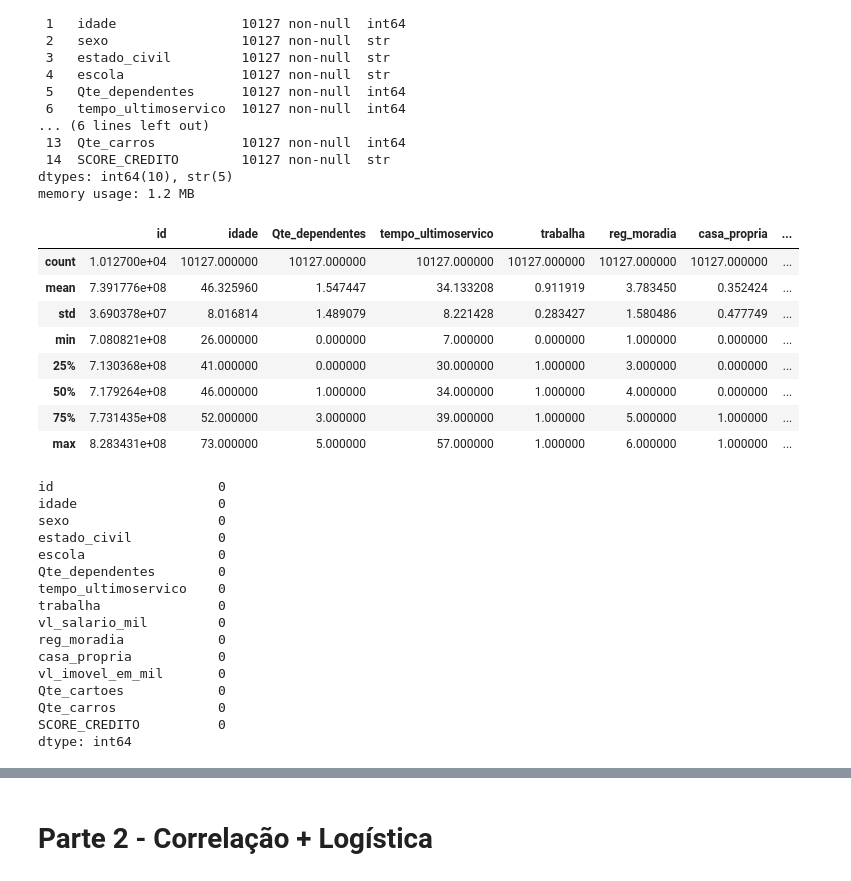
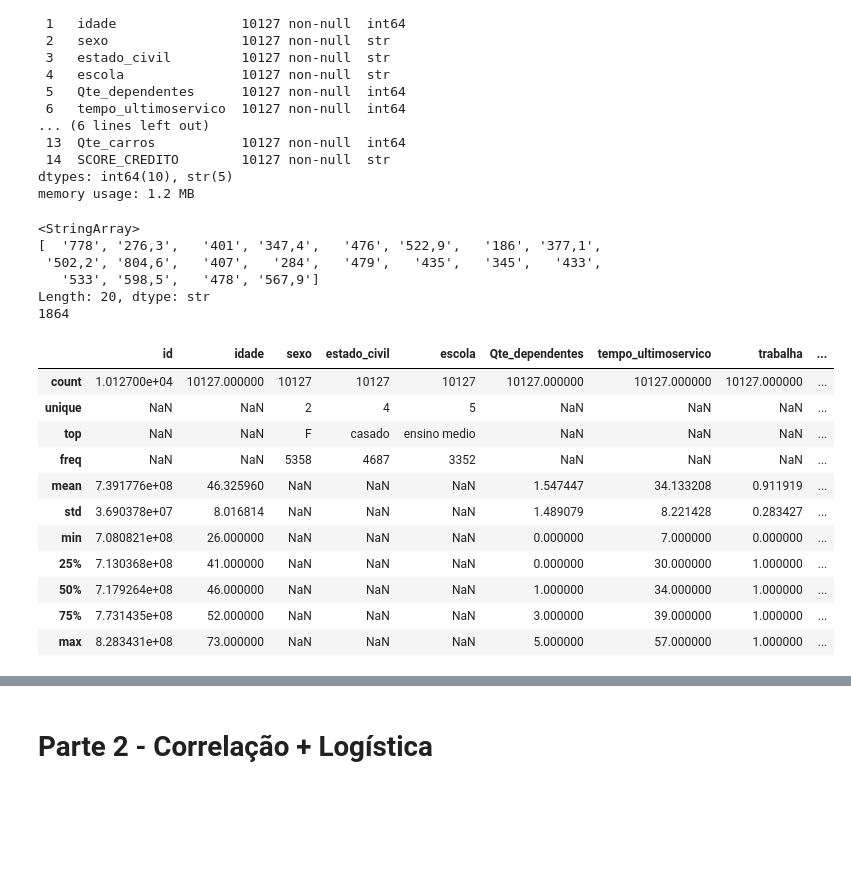
Before and after one commit to tavianu/grupo1, a Jupyter notebook: Applied Statistics/Resolução_Trabalho.ipynb, the cells around one changed output, grey strips where cells are left out. Cells and saved outputs as stored; diff of their text form; code cells hidden in the pictures; blank space fills up the shorter version.

```diff
--- a/Applied Statistics/Resolução_Trabalho.ipynb
+++ b/Applied Statistics/Resolução_Trabalho.ipynb
@@ -53,35 +53,31 @@ Data columns (total 15 columns):
  14  SCORE_CREDITO        10127 non-null  str
 dtypes: int64(10), str(5)
 memory usage: 1.2 MB
+# %%
+print(df['SCORE_CREDITO'].unique()[:20])   # primeiros 20 valores distintos
+print(df['SCORE_CREDITO'].nunique())         # quantos valores distintos existem
+# %% [output]
+<StringArray>
+[  '778', '276,3',   '401', '347,4',   '476', '522,9',   '186', '377,1',
+ '502,2', '804,6',   '407',   '284',   '479',   '435',   '345',   '433',
+   '533', '598,5',   '478', '567,9']
+Length: 20, dtype: str
+1864
+# %%
+df['SCORE_CREDITO'] = df['SCORE_CREDITO'].str.replace(',', '.').astype(float)
+df['vl_salario_mil'] = df['vl_salario_mil'].str.replace(',', '.').astype(float)
 # %%
-df.describe()
+df.describe(include='all')
 # %% [output]
-|  | id | idade | Qte_dependentes | tempo_ultimoservico | trabalha | reg_moradia | casa_propria | ... |
-| count | 1.012700e+04 | 10127.000000 | 10127.000000 | 10127.000000 | 10127.000000 | 10127.000000 | 10127.000000 | ... |
-| mean | 7.391776e+08 | 46.325960 | 1.547447 | 34.133208 | 0.911919 | 3.783450 | 0.352424 | ... |
-| std | 3.690378e+07 | 8.016814 | 1.489079 | 8.221428 | 0.283427 | 1.580486 | 0.477749 | ... |
-| min | 7.080821e+08 | 26.000000 | 0.000000 | 7.000000 | 0.000000 | 1.000000 | 0.000000 | ... |
-| 25% | 7.130368e+08 | 41.000000 | 0.000000 | 30.000000 | 1.000000 | 3.000000 | 0.000000 | ... |
-| 50% | 7.179264e+08 | 46.000000 | 1.000000 | 34.000000 | 1.000000 | 4.000000 | 0.000000 | ... |
-| 75% | 7.731435e+08 | 52.000000 | 3.000000 | 39.000000 | 1.000000 | 5.000000 | 1.000000 | ... |
-| max | 8.283431e+08 | 73.000000 | 5.000000 | 57.000000 | 1.000000 | 6.000000 | 1.000000 | ... |
+|  | id | idade | sexo | estado_civil | escola | Qte_dependentes | tempo_ultimoservico | trabalha | ... |
+| count | 1.012700e+04 | 10127.000000 | 10127 | 10127 | 10127 | 10127.000000 | 10127.000000 | 10127.000000 | ... |
+| unique | NaN | NaN | 2 | 4 | 5 | NaN | NaN | NaN | ... |
+| top | NaN | NaN | F | casado | ensino medio | NaN | NaN | NaN | ... |
+| freq | NaN | NaN | 5358 | 4687 | 3352 | NaN | NaN | NaN | ... |
+| mean | 7.391776e+08 | 46.325960 | NaN | NaN | NaN | 1.547447 | 34.133208 | 0.911919 | ... |
+| std | 3.690378e+07 | 8.016814 | NaN | NaN | NaN | 1.489079 | 8.221428 | 0.283427 | ... |
+| min | 7.080821e+08 | 26.000000 | NaN | NaN | NaN | 0.000000 | 7.000000 | 0.000000 | ... |
+| 25% | 7.130368e+08 | 41.000000 | NaN | NaN | NaN | 0.000000 | 30.000000 | 1.000000 | ... |
+| 50% | 7.179264e+08 | 46.000000 | NaN | NaN | NaN | 1.000000 | 34.000000 | 1.000000 | ... |
+| 75% | 7.731435e+08 | 52.000000 | NaN | NaN | NaN | 3.000000 | 39.000000 | 1.000000 | ... |
+| max | 8.283431e+08 | 73.000000 | NaN | NaN | NaN | 5.000000 | 57.000000 | 1.000000 | ... |
-# %%
-# Tratamento de nulos
-df.isna().sum().sort_values(ascending=False)
-# %% [output]
-id                     0
-idade                  0
-sexo                   0
-estado_civil           0
-escola                 0
-Qte_dependentes        0
-tempo_ultimoservico    0
-trabalha               0
-vl_salario_mil         0
-reg_moradia            0
-casa_propria           0
-vl_imovel_em_mil       0
-Qte_cartoes            0
-Qte_carros             0
-SCORE_CREDITO          0
-dtype: int64
```
Also changed, not shown: parts of 12 cells of this notebook, 3 other files.
